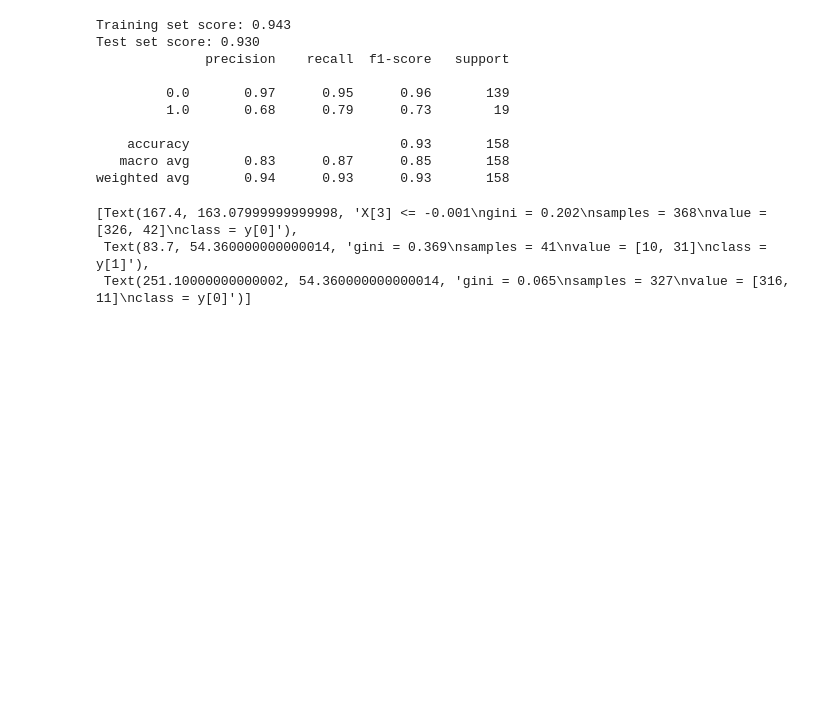
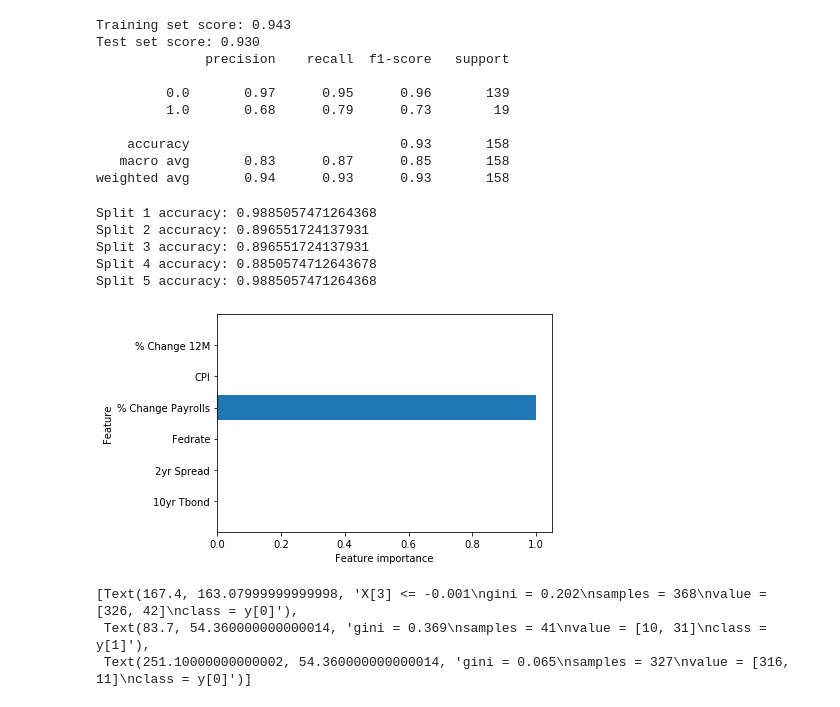
Before and after one commit to sheri-kamal/DATA71200-SP2020, a Jupyter notebook: Project 2 - Supervised Learning.ipynb, the cells around one changed output. Drawn from its saved outputs; the diff is of its cells as text; code cells hidden in the pictures; blank space fills up the shorter version.

```diff
--- a/Project 2 - Supervised Learning.ipynb
+++ b/Project 2 - Supervised Learning.ipynb
@@ -173,3 +189,11 @@ Split 5 accuracy: 1.0
+# %%
+def plot_feature_importances(model):
+    n_features = X.shape[1]
+    plt.barh(np.arange(n_features), model.feature_importances_, align='center')
+    plt.yticks(np.arange(n_features), X.columns)
+    plt.xlabel("Feature importance")
+    plt.ylabel("Feature")
+    plt.ylim(-1, n_features)
 # %%
 from sklearn.tree import DecisionTreeClassifier
 
@@ -191,6 +215,23 @@ Test set score: 0.930
     accuracy                           0.93       158
    macro avg       0.83      0.87      0.85       158
 weighted avg       0.94      0.93      0.93       158
+# %%
+dtscore = cross_val_score(dtmodel, X, y, cv=tscv, scoring='accuracy')
+
+i = 0
+for i in range(len(dtscore)):
+    print('Split %d accuracy:' % (i + 1), dtscore[i])
+    i += 1
+# %% [output]
+Split 1 accuracy: 0.9885057471264368
+Split 2 accuracy: 0.896551724137931
+Split 3 accuracy: 0.896551724137931
+Split 4 accuracy: 0.8850574712643678
+Split 5 accuracy: 0.9885057471264368
+# %%
+plot_feature_importances(dtmodel)
+# %% [output]
+[figure, added]
 # %%
 from sklearn import tree
 
```
Also changed, not shown: parts of 5 cells of this notebook.
